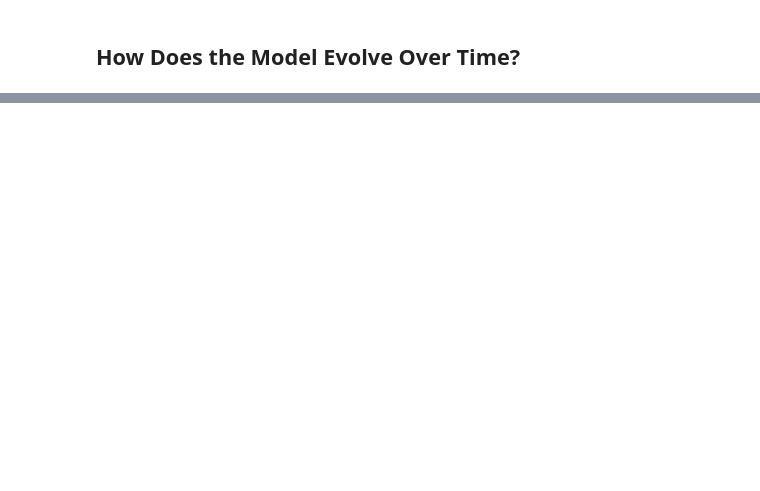
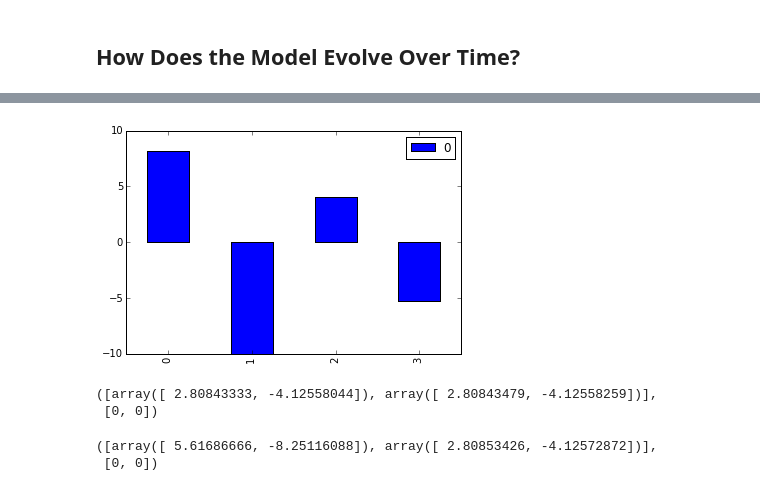
Before and after one commit to ebanner/cs393r_project, a Jupyter notebook: classifiers/notebooks/1d/Monolithic Recurrent Neural Network.ipynb, the cells around one changed output, grey strips where cells are left out. Cells and saved outputs as stored; diff of their text form; code cells hidden in the pictures; blank space fills up the shorter version.

```diff
--- a/classifiers/notebooks/1d/Monolithic Recurrent Neural Network.ipynb
+++ b/classifiers/notebooks/1d/Monolithic Recurrent Neural Network.ipynb
@@ -400,0 +355,22 @@ def plot(xs_train, ys_train, view_index, states):
+# %%
+from ipywidgets import interact, fixed
+
+@interact(xs_train=fixed(xs_train), ys_train=fixed(ys_train), iter_index=(0, len(states)-1), df=fixed(df))
+def plot(xs_train, ys_train, iter_index, df):
+    s = states[iter_index]
+
+    rnn = RecurrentNeuralNetwork(xs_train=xs_train, ys_train=ys_train,
+                                 whh=s.whh, bhh=s.bhh, wxh=s.wxh, bxh=s.bxh, ws=s.ws, bs=s.ws)
+    rnn.batch_index = 1
+
+    scores, predictions = rnn.predict(xs_train)
+
+    axes = pd.DataFrame(list(scores[0]) + list(scores[1])).plot(kind='bar')
+    axes.set_ylim(-10, 10)
+# %% [output]
+[figure, added]
+# %%
+rnn.predict(xs_train)
+# %% [output]
+([array([ 2.80843333, -4.12558044]), array([ 2.80843479, -4.12558259])],
+ [0, 0])
@@ -400,0 +379,5 @@ def plot(xs_train, ys_train, view_index, states):
+# %%
+rnn.predict(xs_train)
+# %% [output]
+([array([ 5.61686666, -8.25116088]), array([ 2.80853426, -4.12572872])],
+ [0, 0])
```
Also changed, not shown: parts of 13 cells of this notebook, 1 other file.
